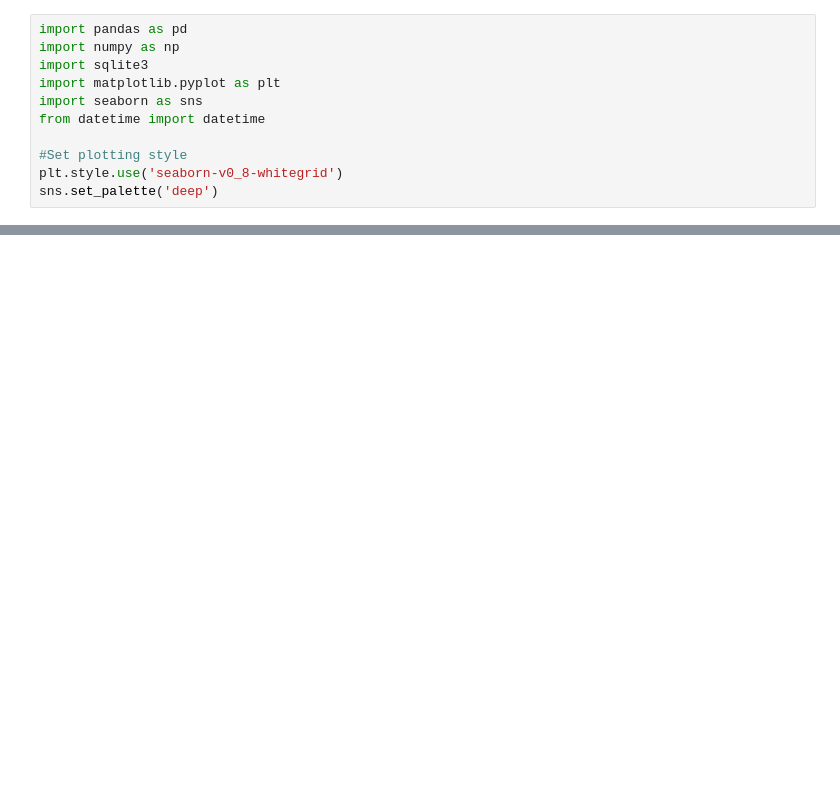
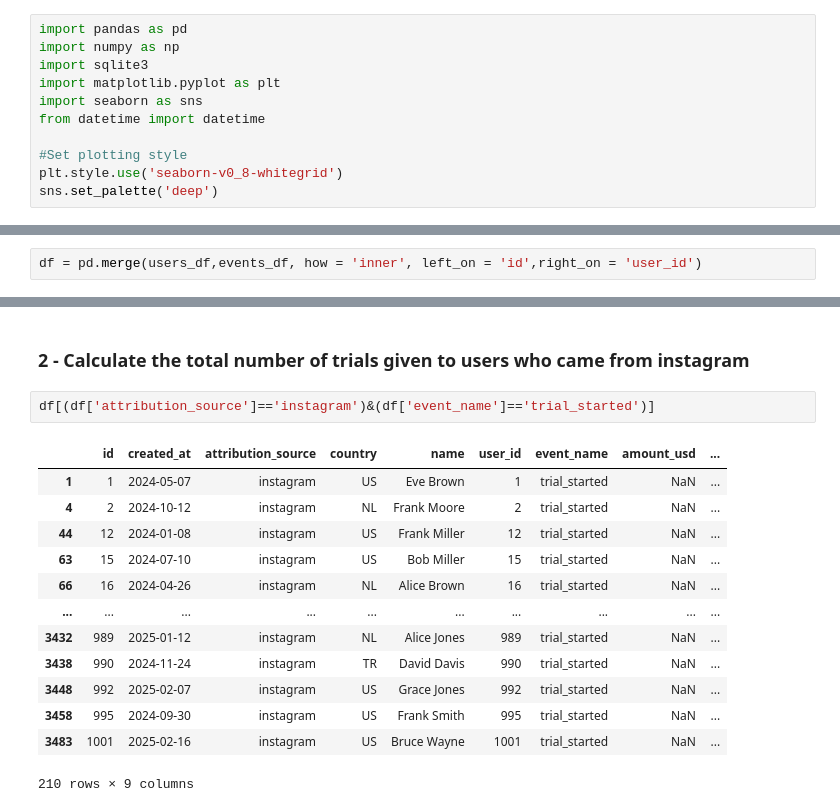
Before and after one commit to euphratesk/cornP, a Jupyter notebook: Case-Study PapCorns.ipynb, the cells around one changed output, grey strips where cells are left out. Saved outputs shown, nothing was run; the diff lists cells and outputs as text; blank space fills up the shorter version.

```diff
--- a/Case-Study PapCorns.ipynb
+++ b/Case-Study PapCorns.ipynb
@@ -11,0 +212,2 @@ sns.set_palette('deep')
+# %%
+df = pd.merge(users_df,events_df, how = 'inner', left_on = 'id',right_on = 'user_id')
@@ -11,0 +279,18 @@ sns.set_palette('deep')
+# %% [markdown]
+### 2 - Calculate the total number of trials given to users who came from instagram
+# %%
+df[(df['attribution_source']=='instagram')&(df['event_name']=='trial_started')]
+# %% [output]
+|  | id | created_at | attribution_source | country | name | user_id | event_name | amount_usd | ... |
+| 1 | 1 | 2024-05-07 | instagram | US | Eve Brown | 1 | trial_started | NaN | ... |
+| 4 | 2 | 2024-10-12 | instagram | NL | Frank Moore | 2 | trial_started | NaN | ... |
+| 44 | 12 | 2024-01-08 | instagram | US | Frank Miller | 12 | trial_started | NaN | ... |
+| 63 | 15 | 2024-07-10 | instagram | US | Bob Miller | 15 | trial_started | NaN | ... |
+| 66 | 16 | 2024-04-26 | instagram | NL | Alice Brown | 16 | trial_started | NaN | ... |
+| ... | ... | ... | ... | ... | ... | ... | ... | ... | ... |
+| 3432 | 989 | 2025-01-12 | instagram | NL | Alice Jones | 989 | trial_started | NaN | ... |
+| 3438 | 990 | 2024-11-24 | instagram | TR | David Davis | 990 | trial_started | NaN | ... |
+| 3448 | 992 | 2025-02-07 | instagram | US | Grace Jones | 992 | trial_started | NaN | ... |
+| 3458 | 995 | 2024-09-30 | instagram | US | Frank Smith | 995 | trial_started | NaN | ... |
+| 3483 | 1001 | 2025-02-16 | instagram | US | Bruce Wayne | 1001 | trial_started | NaN | ... |
+210 rows × 9 columns
```
Also changed, not shown: parts of 53 cells of this notebook.
